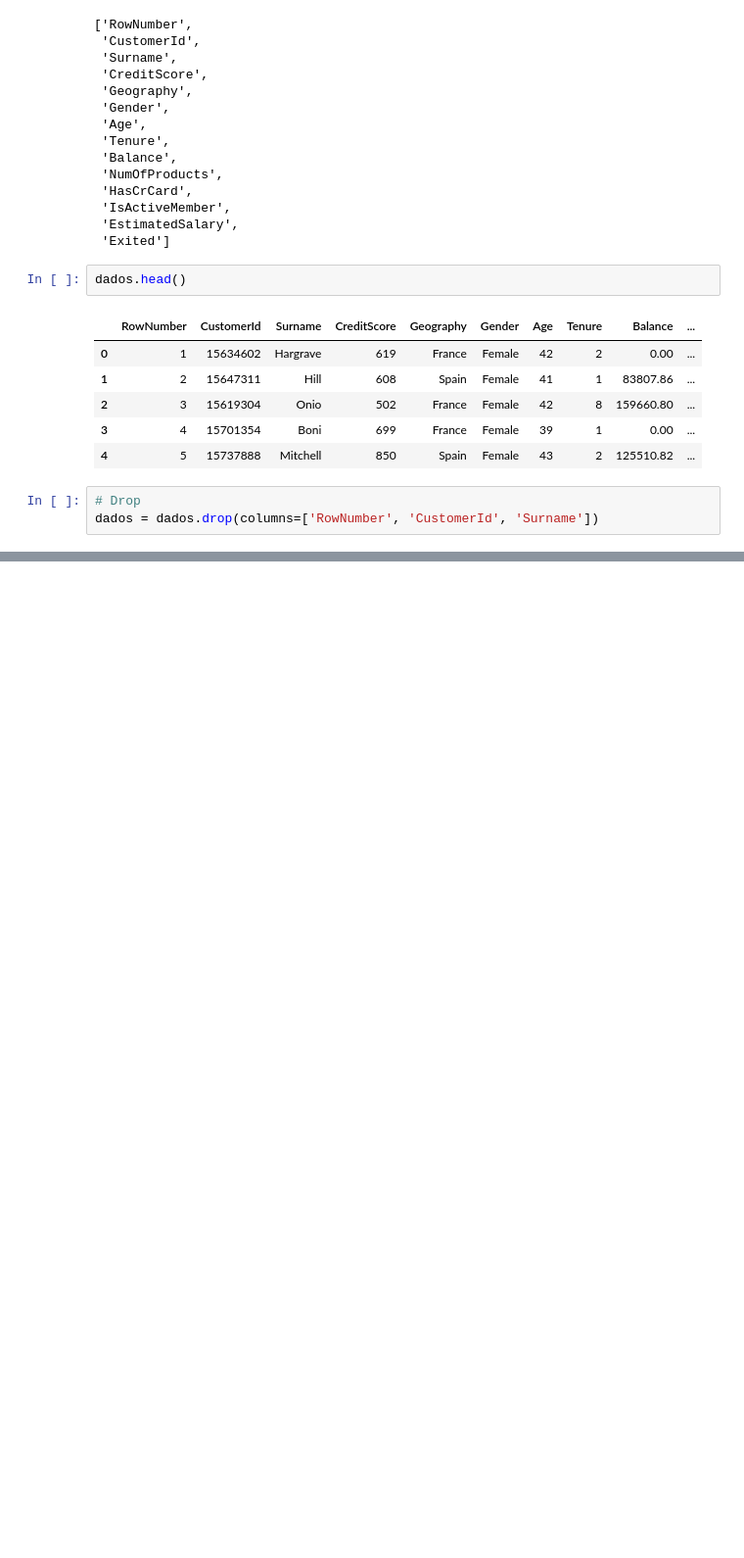
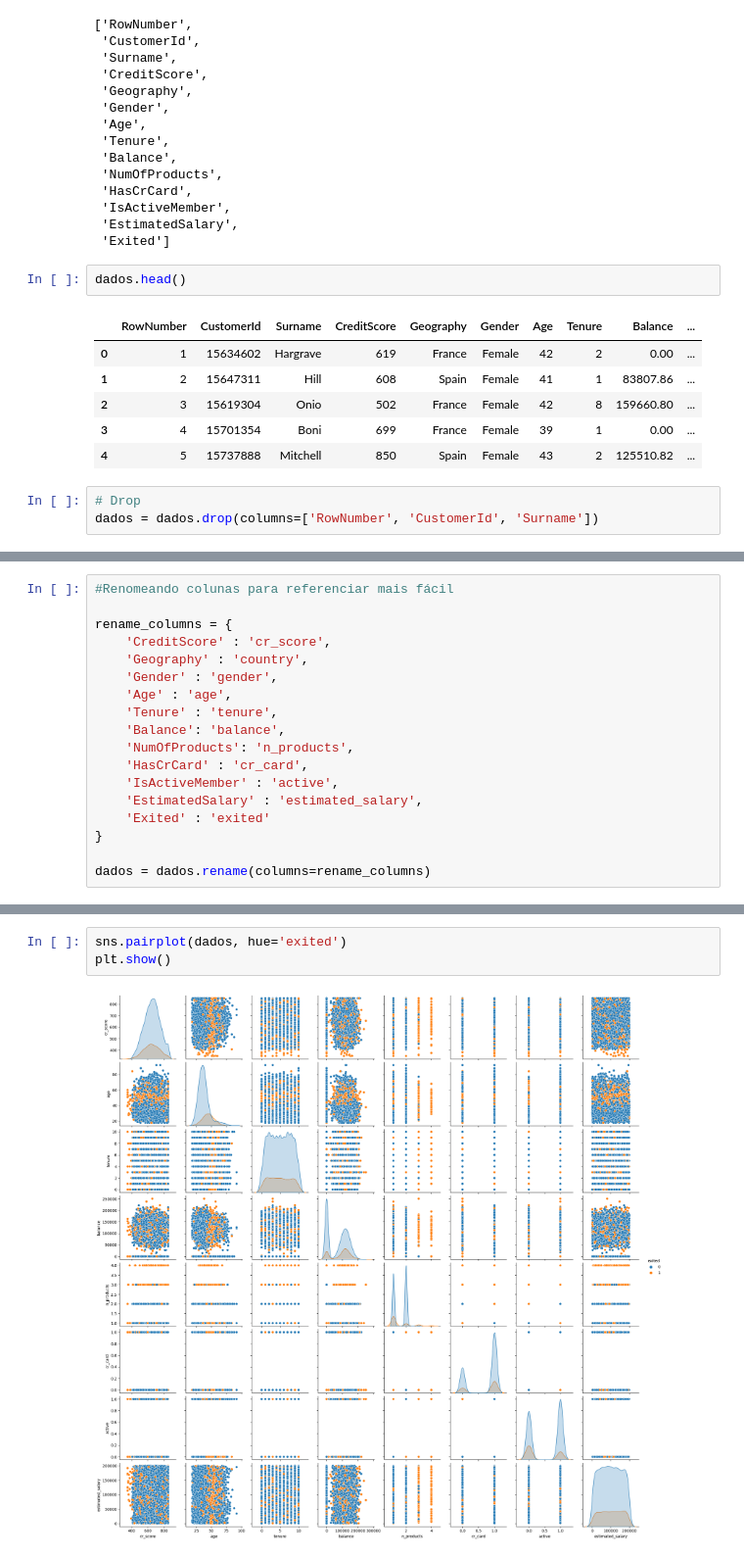
Before and after one commit to castroavila/machine_learning_i, a Jupyter notebook: projeto_aplicado.ipynb, the cells around one changed output, grey strips where cells are left out. Shown at 98% size. Drawn from its saved outputs; the diff is of its cells as text; blank space fills up the shorter version.

```diff
--- a/projeto_aplicado.ipynb
+++ b/projeto_aplicado.ipynb
@@ -43,0 +41,18 @@ plt.show()
+# %%
+#Renomeando colunas para referenciar mais fácil
+
+rename_columns = {
+    'CreditScore' : 'cr_score',
+    'Geography' : 'country',
+    'Gender' : 'gender',
+    'Age' : 'age',
+    'Tenure' : 'tenure',
+    'Balance': 'balance',
+    'NumOfProducts': 'n_products',
+    'HasCrCard' : 'cr_card',
+    'IsActiveMember' : 'active',
+    'EstimatedSalary' : 'estimated_salary',
+    'Exited' : 'exited'
+}
+
+dados = dados.rename(columns=rename_columns)
@@ -43,0 +82,5 @@ plt.show()
+# %%
+sns.pairplot(dados, hue='exited')
+plt.show()
+# %% [output]
+[figure, added]
```
Also changed, not shown: parts of 12 cells of this notebook.
